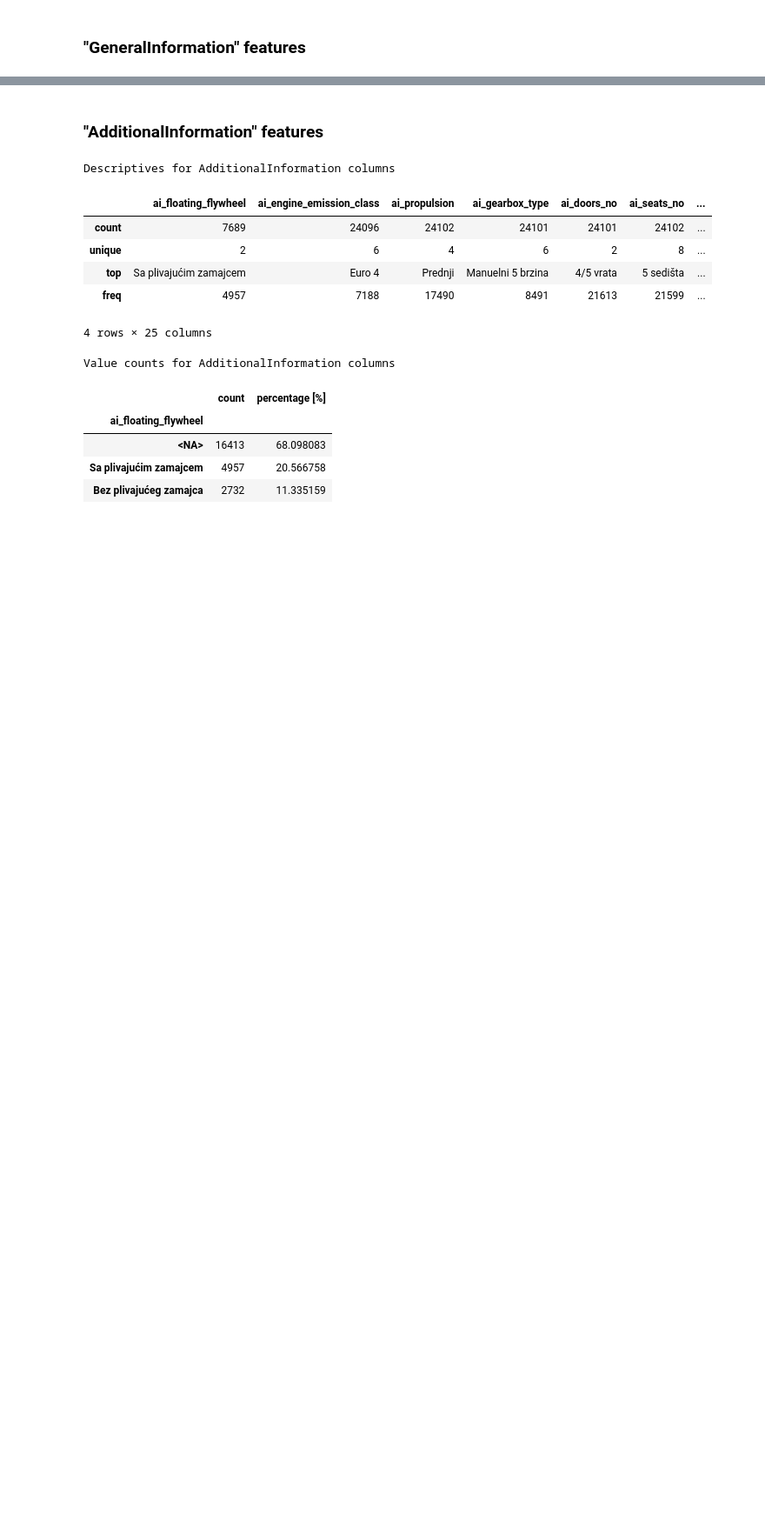
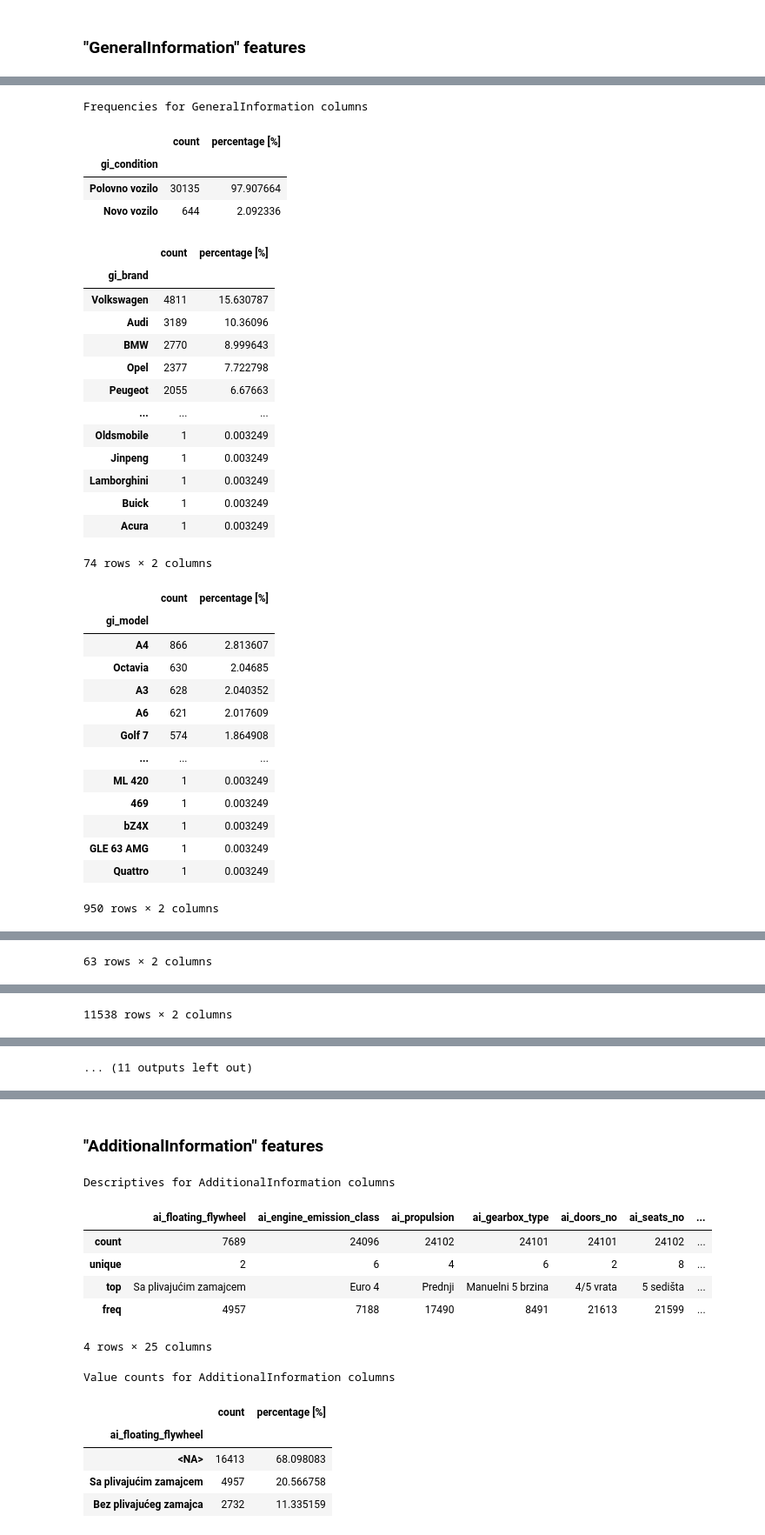
Before and after one commit to aleksa-radojicic/second_hand_car_price_prediction, a Jupyter notebook: notebooks/1_UnivariateAnalysis.ipynb, the cells around one changed output, grey strips where cells are left out. Shown: that part at 87% size. Drawn from its saved outputs; the diff is of its cells as text; code cells hidden in the pictures; blank space fills up the shorter version.

```diff
--- a/notebooks/1_UnivariateAnalysis.ipynb
+++ b/notebooks/1_UnivariateAnalysis.ipynb
@@ -756,9 +569,0 @@ Only used cars will be left in the dataset, so all new cars are going to be dele
-# %%
-new_cars_cond_train = df_train.gi_condition == "Novo vozilo"
-new_cars_cond_test = df_test.gi_condition == "Novo vozilo"
-
-df_train = df_train.loc[~new_cars_cond_train, :]
-print(f"Rows deleted from df_train: {new_cars_cond_train.sum()}")
-df_test = df_test.loc[~new_cars_cond_test, :]
-
-features_info["features_to_delete"].append("gi_condition")
@@ -767,4 +569,0 @@ Rows deleted from df_train: 520
-# %%
-pd.options.display.max_rows = None
-display(df_train.gi_brand.value_counts())
-pd.reset_option('display.max_rows', 0)
@@ -789,4 +569,0 @@ Name: count, dtype: Int64
-# %%
-pd.options.display.max_rows = None
-display(df_train.gi_model.value_counts().head(60))
-pd.reset_option('display.max_rows', 0)
@@ -971,4 +569,0 @@ Percentage [%]: 99.50626504024562%
-# %%
-features_info["nominal"].extend(["gi_brand", "gi_brand", "gi_body_type", "gi_fuel_type", "gi_trade_in"])
-features_info["numerical"].extend(["gi_kilometerage", "gi_production_year", "gi_engine_capacity", "gi_engine_power",])
-features_info["other"].extend(["gi_model", "gi_battery_capacity", "gi_certified", "gi_kilometerage"])
@@ -974,0 +666,36 @@ features_info["other"].extend(["gi_model", "gi_battery_capacity", "gi_certified"
+# %%
+df, features_info = c_general_informations_nb(df=df, features_info=features_info)
+# %% [output]
+Frequencies for GeneralInformation columns
+|  | count | percentage [%] |
+| gi_condition |  |  |
+| Polovno vozilo | 30135 | 97.907664 |
+| Novo vozilo | 644 | 2.092336 |
+|  | count | percentage [%] |
+| gi_brand |  |  |
+| Volkswagen | 4811 | 15.630787 |
+| Audi | 3189 | 10.36096 |
+| BMW | 2770 | 8.999643 |
+| Opel | 2377 | 7.722798 |
+| Peugeot | 2055 | 6.67663 |
+| ... | ... | ... |
+| Oldsmobile | 1 | 0.003249 |
+| Jinpeng | 1 | 0.003249 |
+| Lamborghini | 1 | 0.003249 |
+| Buick | 1 | 0.003249 |
+| Acura | 1 | 0.003249 |
+74 rows × 2 columns
+|  | count | percentage [%] |
+| gi_model |  |  |
+| A4 | 866 | 2.813607 |
+| Octavia | 630 | 2.04685 |
+| A3 | 628 | 2.040352 |
+| A6 | 621 | 2.017609 |
+| Golf 7 | 574 | 1.864908 |
+| ... | ... | ... |
+| ML 420 | 1 | 0.003249 |
+| 469 | 1 | 0.003249 |
+| bZ4X | 1 | 0.003249 |
+| GLE 63 AMG | 1 | 0.003249 |
+| Quattro | 1 | 0.003249 |
+950 rows × 2 columns
@@ -974,0 +715 @@ features_info["other"].extend(["gi_model", "gi_battery_capacity", "gi_certified"
+63 rows × 2 columns
@@ -974,0 +729 @@ features_info["other"].extend(["gi_model", "gi_battery_capacity", "gi_certified"
+11538 rows × 2 columns
@@ -974,0 +753 @@ features_info["other"].extend(["gi_model", "gi_battery_capacity", "gi_certified"
+... (11 outputs left out)
```
Also changed, not shown: parts of 66 cells of this notebook, 2 other files.
